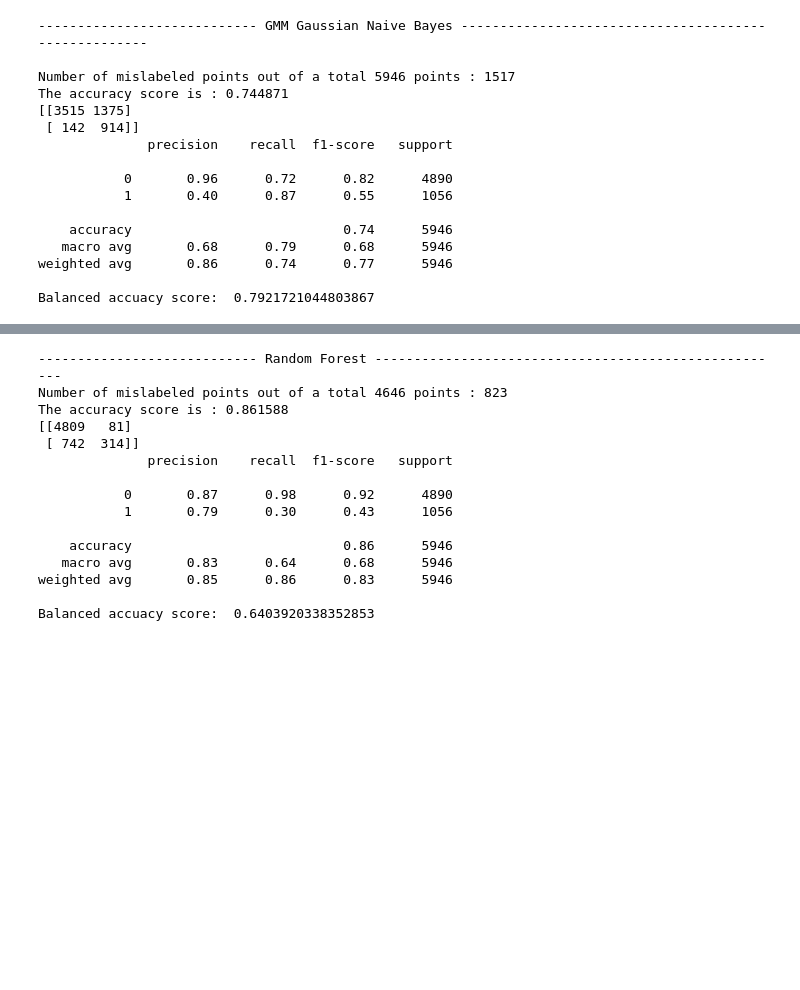
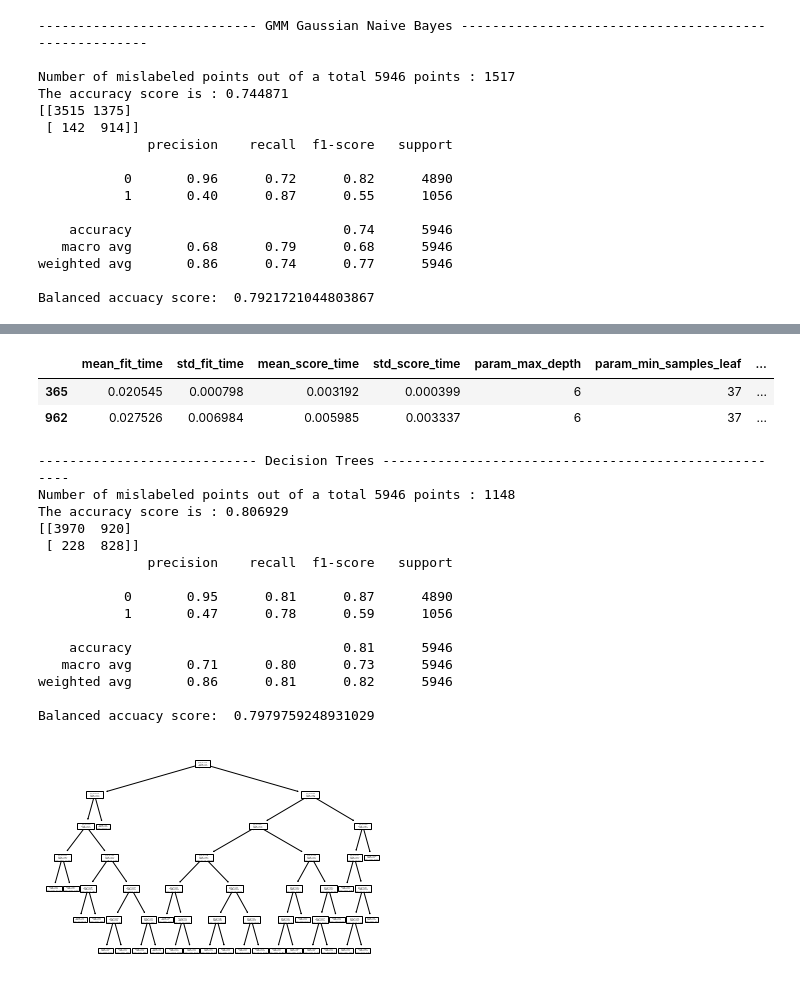
Before and after one commit to tudormanoleasa/PUBGPredictor, a Jupyter notebook: Untitled5.ipynb, the cells around one changed output, grey strips where cells are left out. Drawn from its saved outputs; the diff is of its cells as text; code cells hidden in the pictures; blank space fills up the shorter version.

```diff
--- a/Untitled5.ipynb
+++ b/Untitled5.ipynb
@@ -742,29 +786,54 @@ Balanced accuacy score:  0.6429639570552147
+# %%
+depth_full_tree = tree.DecisionTreeClassifier(criterion = 'entropy').fit(x_train_general, y_train_general).get_depth()
+grid_search = RandomizedSearchCV(estimator = tree.DecisionTreeClassifier(criterion = 'entropy', class_weight = 'balanced'),
+                                 param_distributions = {'max_depth' : scipy.stats.randint(1, depth_full_tree),
+                                                        'min_samples_split' : scipy.stats.randint(2, 50),
+                                                        'min_samples_leaf' : scipy.stats.randint(1, 50)},
+                                 n_iter = 1000,
+                                 scoring = 'balanced_accuracy',
+                                 n_jobs = -1,
+                                 cv = None
+                                )
+grid_search.fit(x_train_general,  y_train_general)
+r = pd.DataFrame(grid_search.cv_results_)
+r[r['rank_test_score'] == 1]
+# %% [output]
+|  | mean_fit_time | std_fit_time | mean_score_time | std_score_time | param_max_depth | param_min_samples_leaf | ... |
+| 365 | 0.020545 | 0.000798 | 0.003192 | 0.000399 | 6 | 37 | ... |
+| 962 | 0.027526 | 0.006984 | 0.005985 | 0.003337 | 6 | 37 | ... |
 # %%
-RF = RandomForestClassifier(n_estimators = 1000)
-RF.fit(x_train_general, y_train_general)
+dt_params = r[r['rank_test_score'] == 1].head(1)
+tree_img = tree.plot_tree(DT)
+DT = tree.DecisionTreeClassifier(criterion = 'entropy',
+                                  max_depth = dt_params[['param_max_depth']].iloc[0]['param_max_depth'],
+                                  min_samples_leaf = dt_params[['param_min_samples_leaf']].iloc[0]['param_min_samples_leaf'],
+                                  min_samples_split = dt_params[['param_min_samples_split']].iloc[0]['param_min_samples_split'],
+                                  class_weight = 'balanced')
+DT.fit(x_train_general, y_train_general)
+tree_img = tree.plot_tree(DT)
+y_pred_dt = DT.predict(x_test_general)
 
-y_pred_rf = RF.predict(x_test_general)
-
-print('---------------------------- Random Forest -----------------------------------------------------')
-print("Number of mislabeled points out of a total %d points : %d" % (x_train_general.shape[0], (y_test_general != y_pred_rf).sum()))
-print("The accuracy score is : %f" % (accuracy_score(y_test_general, y_pred_rf)))
-cm = confusion_matrix(y_test_general, y_pred_rf)
+print('---------------------------- Decision Trees -----------------------------------------------------')
+print("Number of mislabeled points out of a total %d points : %d" % (x_test_general.shape[0], (y_test_general != y_pred_dt).sum()))
+print("The accuracy score is : %f" % (accuracy_score(y_test_general, y_pred_dt)))
+cm = confusion_matrix(y_test_general, y_pred_dt)
 print(cm)
-print(classification_report(y_test_general, y_pred_rf))
-print("Balanced accuacy score: ", sklearn.metrics.balanced_accuracy_score(y_test_general, y_pred_rf))
+print(classification_report(y_test_general, y_pred_dt))
+print("Balanced accuacy score: ", sklearn.metrics.balanced_accuracy_score(y_test_general, y_pred_dt))
 # %% [output]
----------------------------- Random Forest -----------------------------------------------------
-Number of mislabeled points out of a total 4646 points : 823
-The accuracy score is : 0.861588
-[[4809   81]
- [ 742  314]]
+---------------------------- Decision Trees -----------------------------------------------------
+Number of mislabeled points out of a total 5946 points : 1148
+The accuracy score is : 0.806929
+[[3970  920]
+ [ 228  828]]
               precision    recall  f1-score   support
 
-           0       0.87      0.98      0.92      4890
-           1       0.79      0.30      0.43      1056
+           0       0.95      0.81      0.87      4890
+           1       0.47      0.78      0.59      1056
 
-    accuracy                           0.86      5946
-   macro avg       0.83      0.64      0.68      5946
-weighted avg       0.85      0.86      0.83      5946
+    accuracy                           0.81      5946
+   macro avg       0.71      0.80      0.73      5946
+weighted avg       0.86      0.81      0.82      5946
 
-Balanced accuacy score:  0.6403920338352853
+Balanced accuacy score:  0.7979759248931029
+[figure, added]
```
Also changed, not shown: parts of 8 cells of this notebook, 1 other file.
